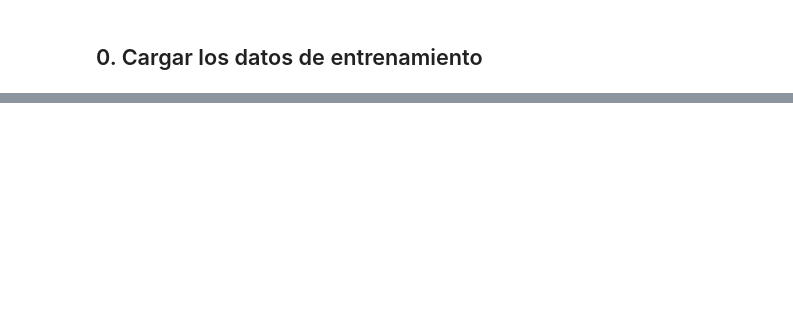
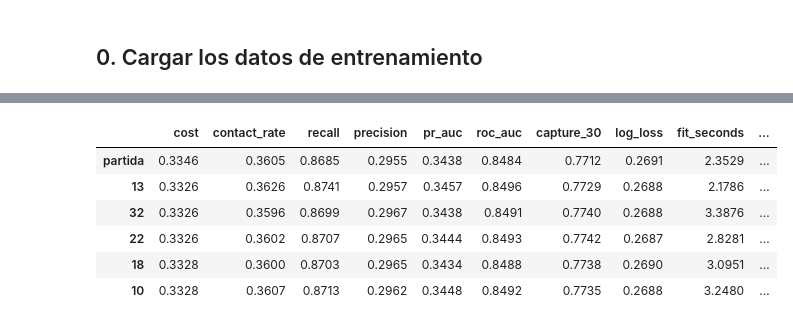
Before and after one commit to andiryospina/proyecto_venta_cruzada_seguro, a Jupyter notebook: notebooks/06_optimizacion.ipynb, the cells around one changed output, grey strips where cells are left out. Cells and saved outputs as stored; diff of their text form; code cells hidden in the pictures; blank space fills up the shorter version.

```diff
--- a/notebooks/06_optimizacion.ipynb
+++ b/notebooks/06_optimizacion.ipynb
@@ -185,0 +155,15 @@ ordenarlos por la métrica principal?
+# %%
+attrs = ["cost", "cost_std", "contact_rate", "recall", "precision", "pr_auc", "roc_auc", "capture_30", "log_loss", "fit_seconds"]
+trials = pd.DataFrame([{"ensayo": t.number, **{a: t.user_attrs.get(a) for a in attrs}, **t.params}
+                       for t in study.trials if t.value is not None]).set_index("ensayo")
+start_row = pd.DataFrame([{**{a: start_table[a].mean() for a in attrs if a in start_table}, "cost_std": start_table["cost"].std(),
+                           **START_PARAMS}], index=["partida"])
+pd.concat([start_row, trials.sort_values("cost").head(5)]).round(4)
+# %% [output]
+|  | cost | contact_rate | recall | precision | pr_auc | roc_auc | capture_30 | log_loss | fit_seconds | ... |
+| partida | 0.3346 | 0.3605 | 0.8685 | 0.2955 | 0.3438 | 0.8484 | 0.7712 | 0.2691 | 2.3529 | ... |
+| 13 | 0.3326 | 0.3626 | 0.8741 | 0.2957 | 0.3457 | 0.8496 | 0.7729 | 0.2688 | 2.1786 | ... |
+| 32 | 0.3326 | 0.3596 | 0.8699 | 0.2967 | 0.3438 | 0.8491 | 0.7740 | 0.2688 | 3.3876 | ... |
+| 22 | 0.3326 | 0.3602 | 0.8707 | 0.2965 | 0.3444 | 0.8493 | 0.7742 | 0.2687 | 2.8281 | ... |
+| 18 | 0.3328 | 0.3600 | 0.8703 | 0.2965 | 0.3434 | 0.8488 | 0.7738 | 0.2690 | 3.0951 | ... |
+| 10 | 0.3328 | 0.3607 | 0.8713 | 0.2962 | 0.3448 | 0.8492 | 0.7735 | 0.2688 | 3.2480 | ... |
```
Also changed, not shown: parts of 42 cells of this notebook, 16 other files.
